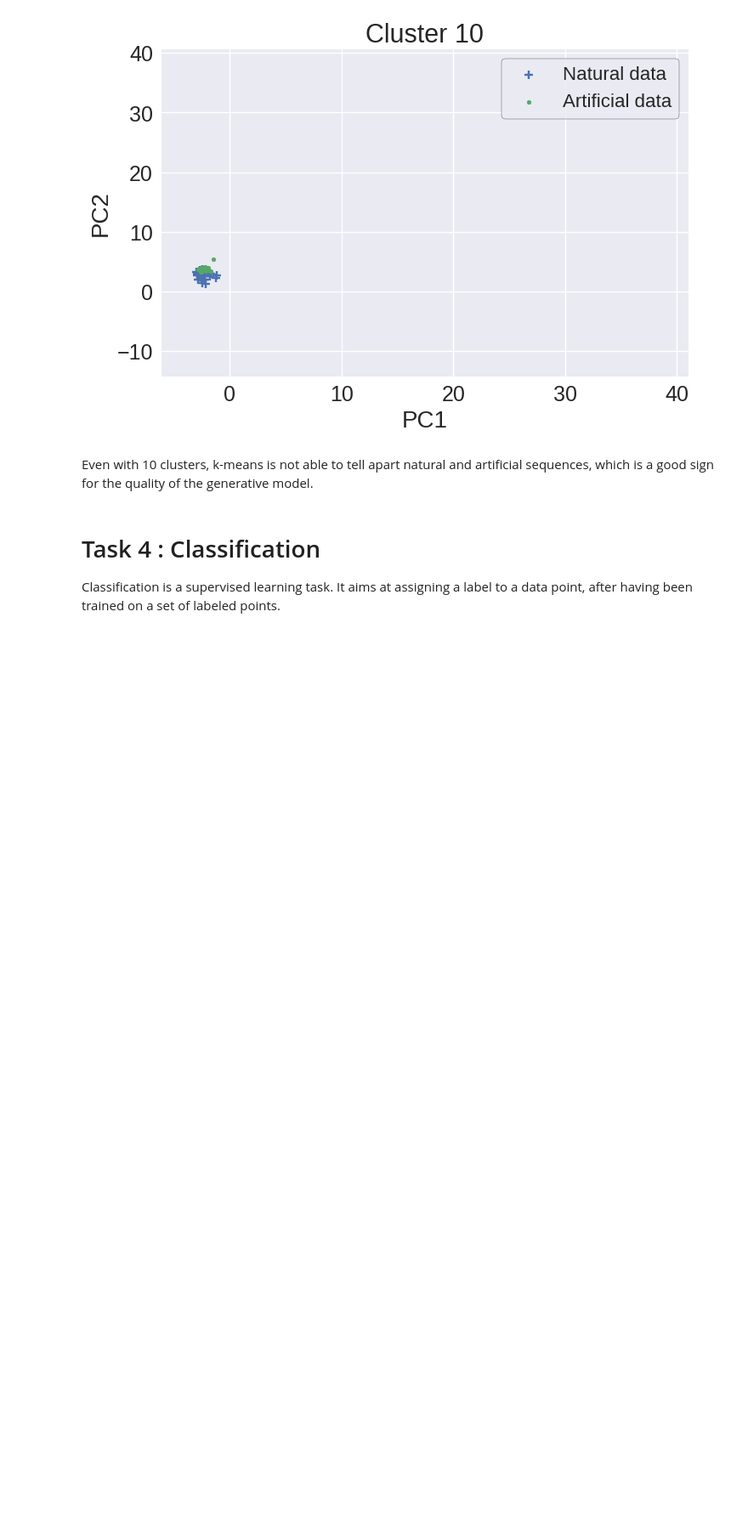
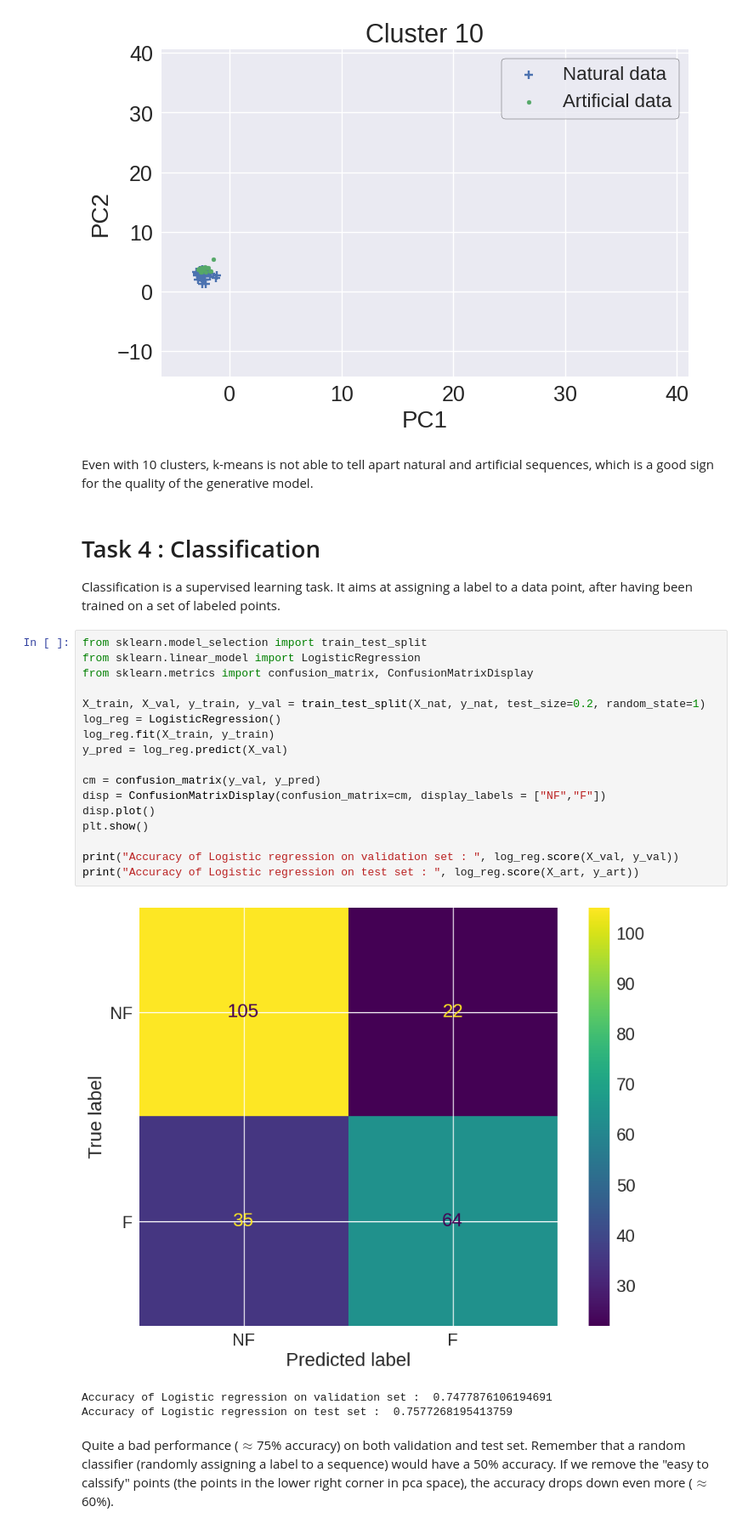
Before and after one commit to vicdlp/CS_project, a Jupyter notebook: CS_project.ipynb, the cells around one changed output. Shown at 85% size. Saved outputs shown, nothing was run; the diff lists cells and outputs as text; blank space fills up the shorter version.

```diff
--- a/CS_project.ipynb
+++ b/CS_project.ipynb
@@ -389,3 +389,26 @@ Even with 10 clusters, k-means is not able to tell apart natural and artificial
 # Task 4 : Classification
 
 Classification is a supervised learning task. It aims at assigning a label to a data point, after having been trained on a set of labeled points.
+# %%
+from sklearn.model_selection import train_test_split
+from sklearn.linear_model import LogisticRegression
+from sklearn.metrics import confusion_matrix, ConfusionMatrixDisplay
+
+X_train, X_val, y_train, y_val = train_test_split(X_nat, y_nat, test_size=0.2, random_state=1)
+log_reg = LogisticRegression()
+log_reg.fit(X_train, y_train)
+y_pred = log_reg.predict(X_val)
+
+cm = confusion_matrix(y_val, y_pred)
+disp = ConfusionMatrixDisplay(confusion_matrix=cm, display_labels = ["NF","F"])
+disp.plot()
+plt.show()
+
+print("Accuracy of Logistic regression on validation set : ", log_reg.score(X_val, y_val))
+print("Accuracy of Logistic regression on test set : ", log_reg.score(X_art, y_art))
+# %% [output]
+[figure, added]
+Accuracy of Logistic regression on validation set :  0.7477876106194691
+Accuracy of Logistic regression on test set :  0.7577268195413759
+# %% [markdown]
+Quite a bad performance ($\approx$75% accuracy) on both validation and test set. Remember that a random classifier (randomly assigning a label to a sequence) would have a 50% accuracy. If we remove the "easy to calssify" points (the points in the lower right corner in pca space), the accuracy drops down even more ($\approx$60%).
```
Also changed, not shown: parts of 11 cells of this notebook.
